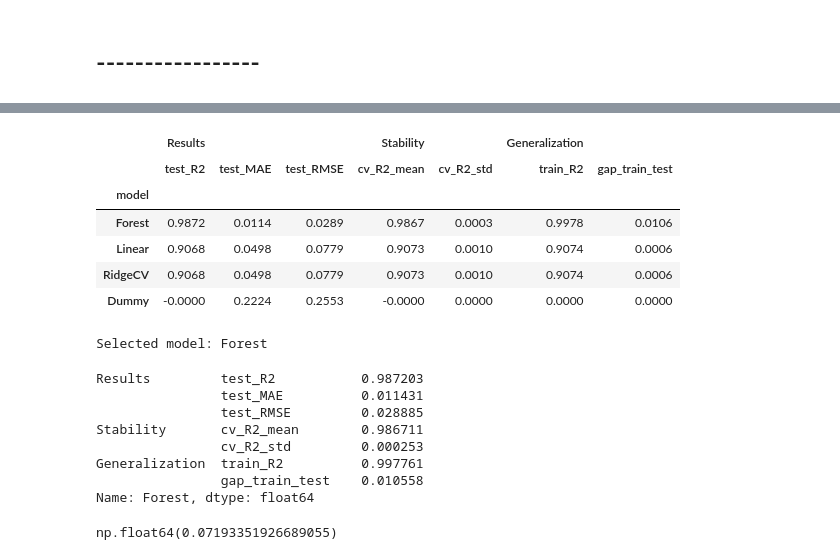
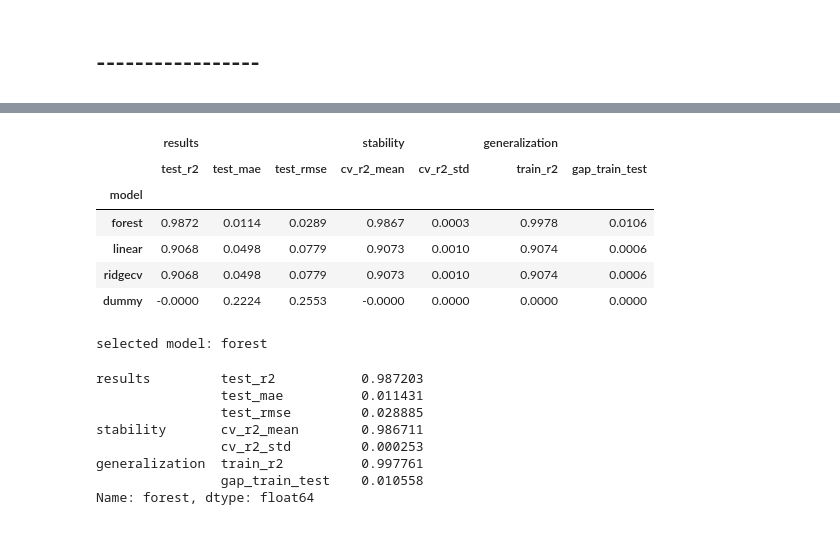
Before and after one commit to Aymanemjj/ml_plane_ticket_pridection, a Jupyter notebook: notebooks/main.ipynb, the cells around one changed output, grey strips where cells are left out. Saved outputs shown, nothing was run; the diff lists cells and outputs as text; code cells hidden in the pictures.

Commit message:
Testing chosen model with new data

```diff
--- a/notebooks/main.ipynb
+++ b/notebooks/main.ipynb
@@ -450,19 +512,19 @@ def evaluate(name, model):
     }
 # %%
 models = {
-    "Dummy": dummy,
-    "Linear": Linear,
-    "RidgeCV": RidgeCV,
-    "Forest": Forest,
+    "dummy": dummy,
+    "linear": linear,
+    "ridgecv": ridgecv,
+    "forest": forest,
 }
 
-SHOW_PLOTS = True
+show_plots = True
 
 rows = []
 for name, model in models.items():
-    print(f"Evaluating {name}")
+    print(f"evaluating {name}")
     rows.append(evaluate(name, model))
-    if SHOW_PLOTS:
+    if show_plots:
         plot_model(name, model, x_test, y_test)
 
 results = pd.DataFrame(rows).set_index("model")
@@ -481,14 +543,13 @@ Evaluating Forest
 [figure]
 # %%
 results.columns = pd.MultiIndex.from_tuples([
-    ("Results", "test_R2"),
-    ("Results", "test_MAE"),
-    ("Results", "test_RMSE"),
-    ("Stability", "cv_R2_mean"),
-    ("Stability", "cv_R2_std"),
-    ("Generalization", "train_R2"),
-    ("Generalization", "gap_train_test"),
+    ("results", "test_r2"),
+    ("results", "test_mae"),
+    ("results", "test_rmse"),
+    ("stability", "cv_r2_mean"),
+    ("stability", "cv_r2_std"),
+    ("generalization", "train_r2"),
+    ("generalization", "gap_train_test"),
 ])
 
-summary = results.sort_values(("Results", "test_R2"), ascending=False).round(4)
-summary
+summary = results.sort_values(("results", "test_r2"), ascending=False).round(4)
@@ -503,37 +556,32 @@ summary
 # %%
-higher_better = [("Results", "test_R2"), ("Stability", "cv_R2_mean"),
-                 ("Generalization", "train_R2")]
-lower_better = [("Results", "test_MAE"), ("Results", "test_RMSE"),
-                ("Stability", "cv_R2_std"), ("Generalization", "gap_train_test")]
+higher_better = [("results", "test_r2"), ("stability", "cv_r2_mean"),
+                 ("generalization", "train_r2")]
+lower_better = [("results", "test_mae"), ("results", "test_rmse"),
+                ("stability", "cv_r2_std"), ("generalization", "gap_train_test")]
 
 (summary.style
-    .highlight_max(subset=higher_better, color="#0015FF")
-    .highlight_min(subset=lower_better, color="#5500FF")
+    .highlight_max(subset=higher_better, color="#0015ff")
+    .highlight_min(subset=lower_better, color="#5500ff")
     .format("{:.4f}"))
 # %% [output]
-|  | Results |  |  | Stability |  | Generalization |  |
-|  | test_R2 | test_MAE | test_RMSE | cv_R2_mean | cv_R2_std | train_R2 | gap_train_test |
+|  | results |  |  | stability |  | generalization |  |
+|  | test_r2 | test_mae | test_rmse | cv_r2_mean | cv_r2_std | train_r2 | gap_train_test |
 | model |  |  |  |  |  |  |  |
-| Forest | 0.9872 | 0.0114 | 0.0289 | 0.9867 | 0.0003 | 0.9978 | 0.0106 |
-| Linear | 0.9068 | 0.0498 | 0.0779 | 0.9073 | 0.0010 | 0.9074 | 0.0006 |
-| RidgeCV | 0.9068 | 0.0498 | 0.0779 | 0.9073 | 0.0010 | 0.9074 | 0.0006 |
-| Dummy | -0.0000 | 0.2224 | 0.2553 | -0.0000 | 0.0000 | 0.0000 | 0.0000 |
+| forest | 0.9872 | 0.0114 | 0.0289 | 0.9867 | 0.0003 | 0.9978 | 0.0106 |
+| linear | 0.9068 | 0.0498 | 0.0779 | 0.9073 | 0.0010 | 0.9074 | 0.0006 |
+| ridgecv | 0.9068 | 0.0498 | 0.0779 | 0.9073 | 0.0010 | 0.9074 | 0.0006 |
+| dummy | -0.0000 | 0.2224 | 0.2553 | -0.0000 | 0.0000 | 0.0000 | 0.0000 |
 # %%
-best = results[("Stability","cv_R2_mean")].idxmax()   # or pick by hand if the std/gap changes your mind
-print("Selected model:", best)
+best = results[("stability","cv_r2_mean")].idxmax()
+print("selected model:", best)
 results.loc[best]
 # %% [output]
-Selected model: Forest
+selected model: forest
-Results         test_R2           0.987203
-                test_MAE          0.011431
-                test_RMSE         0.028885
-Stability       cv_R2_mean        0.986711
-                cv_R2_std         0.000253
-Generalization  train_R2          0.997761
+results         test_r2           0.987203
+                test_mae          0.011431
+                test_rmse         0.028885
+stability       cv_r2_mean        0.986711
+                cv_r2_std         0.000253
+generalization  train_r2          0.997761
                 gap_train_test    0.010558
-Name: Forest, dtype: float64
+Name: forest, dtype: float64
-# %%
-
-y.median()
-# %% [output]
-np.float64(0.07193351926689055)
```
Also changed, not shown: parts of 30 cells of this notebook.
